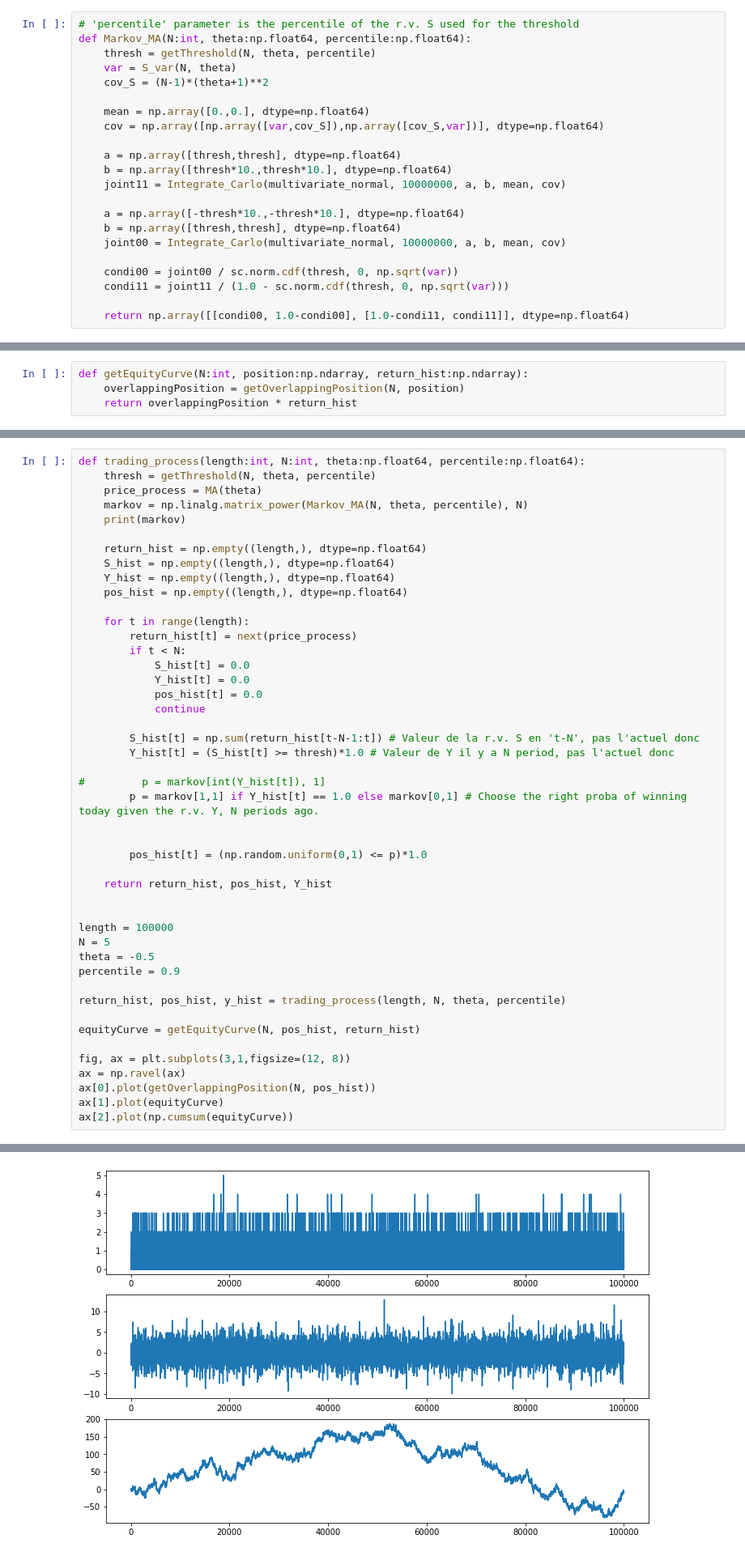
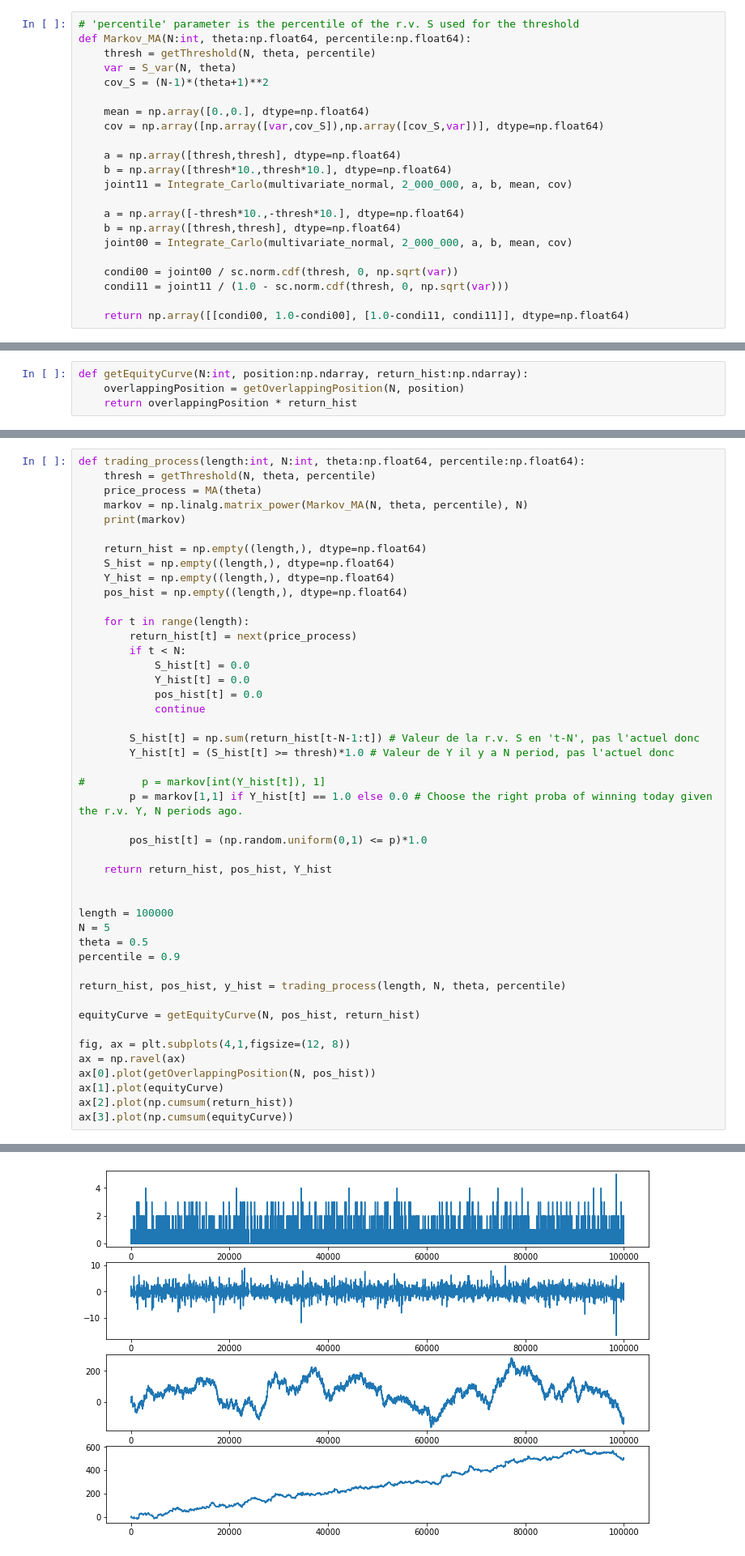
Before and after one commit to GuillaumeLaf/ProbaDingue, a Jupyter notebook: ProbaDingue.ipynb, the cells around one changed output, grey strips where cells are left out. Shown at 81% size. Saved outputs shown, nothing was run; the diff lists cells and outputs as text.

Commit message:
Added ProbaDingue 2

```diff
--- a/ProbaDingue.ipynb
+++ b/ProbaDingue.ipynb
@@ -263,11 +267,11 @@ def Markov_MA(N:int, theta:np.float64, percentile:np.float64):
 
     a = np.array([thresh,thresh], dtype=np.float64)
     b = np.array([thresh*10.,thresh*10.], dtype=np.float64)
-    joint11 = Integrate_Carlo(multivariate_normal, 10000000, a, b, mean, cov)
+    joint11 = Integrate_Carlo(multivariate_normal, 2_000_000, a, b, mean, cov)
 
     a = np.array([-thresh*10.,-thresh*10.], dtype=np.float64)
     b = np.array([thresh,thresh], dtype=np.float64)
-    joint00 = Integrate_Carlo(multivariate_normal, 10000000, a, b, mean, cov)
+    joint00 = Integrate_Carlo(multivariate_normal, 2_000_000, a, b, mean, cov)
 
     condi00 = joint00 / sc.norm.cdf(thresh, 0, np.sqrt(var))
     condi11 = joint11 / (1.0 - sc.norm.cdf(thresh, 0, np.sqrt(var)))
@@ -322,8 +331,7 @@ def trading_process(length:int, N:int, theta:np.float64, percentile:np.float64):
         Y_hist[t] = (S_hist[t] >= thresh)*1.0 # Valeur de Y il y a N period, pas l'actuel donc
 
 #         p = markov[int(Y_hist[t]), 1]
-        p = markov[1,1] if Y_hist[t] == 1.0 else markov[0,1] # Choose the right proba of winning today given the r.v. Y, N periods ago.
-
+        p = markov[1,1] if Y_hist[t] == 1.0 else 0.0 # Choose the right proba of winning today given the r.v. Y, N periods ago.
 
         pos_hist[t] = (np.random.uniform(0,1) <= p)*1.0
 
@@ -332,16 +340,17 @@ def trading_process(length:int, N:int, theta:np.float64, percentile:np.float64):
 
 length = 100000
 N = 5
-theta = -0.5
+theta = 0.5
 percentile = 0.9
 
 return_hist, pos_hist, y_hist = trading_process(length, N, theta, percentile)
 
 equityCurve = getEquityCurve(N, pos_hist, return_hist)
 
-fig, ax = plt.subplots(3,1,figsize=(12, 8))
+fig, ax = plt.subplots(4,1,figsize=(12, 8))
 ax = np.ravel(ax)
 ax[0].plot(getOverlappingPosition(N, pos_hist))
 ax[1].plot(equityCurve)
-ax[2].plot(np.cumsum(equityCurve))
+ax[2].plot(np.cumsum(return_hist))
+ax[3].plot(np.cumsum(equityCurve))
 # %% [output]
@@ -350,2 +359,2 @@ ax[2].plot(np.cumsum(equityCurve))
 [<matplotlib.lines.Line2D at 0x...>]
-[figure, old version]
+[figure, new version]
```
Also changed, not shown: parts of 26 cells of this notebook, 2 other files.
